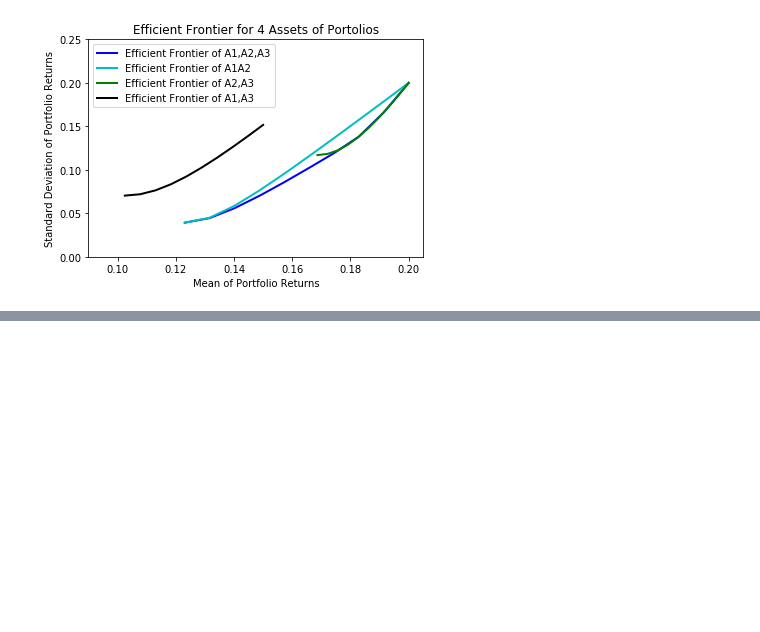
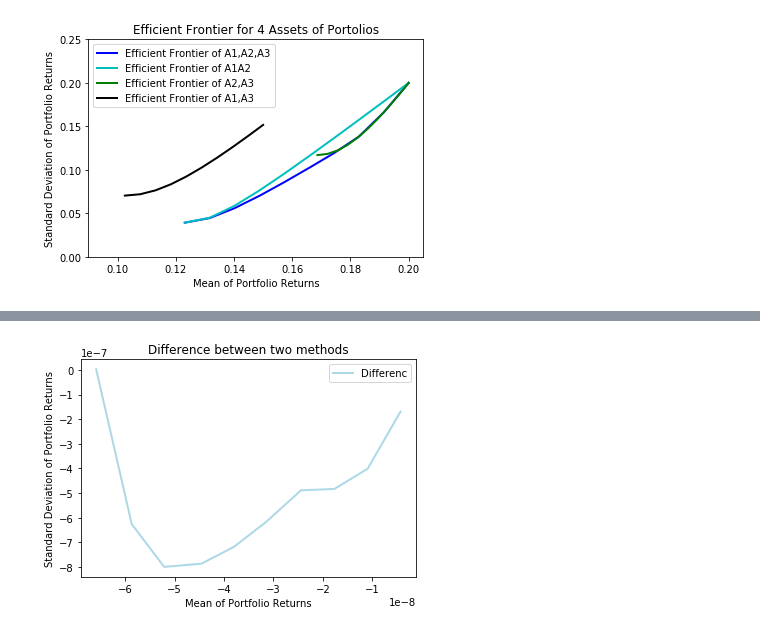
Before and after one commit to Trouble404/Computational-Finance-coursework, a Jupyter notebook: comp6212.ipynb, the cells around one changed output, grey strips where cells are left out. Saved outputs shown, nothing was run; the diff lists cells and outputs as text; code cells hidden in the pictures; blank space fills up the shorter version.

```diff
--- a/comp6212.ipynb
+++ b/comp6212.ipynb
@@ -104,2 +146,17 @@ plt.show()
+# %%
+f4 = plt.figure(4)
+plt.plot(x7,y7, linewidth = '2', color='lightblue', label = "Differenc")
+#plt.grid()
+plt.legend(loc='upper right')
+plt.title('Difference between two methods')
+plt.ylabel("Standard Deviation of Portfolio Returns")
+plt.xlabel("Mean of Portfolio Returns")
+# plt with same scale
+#plt.ylim(0,0.25)
+#plt.xlim(0.09,0.205)
+plt.savefig("Difference between two methods.PNG", dpi = 600)
+plt.show()
+# %% [output]
+[figure, added]
 # %%
 eng.quit()
```
Also changed, not shown: parts of 6 cells of this notebook.
